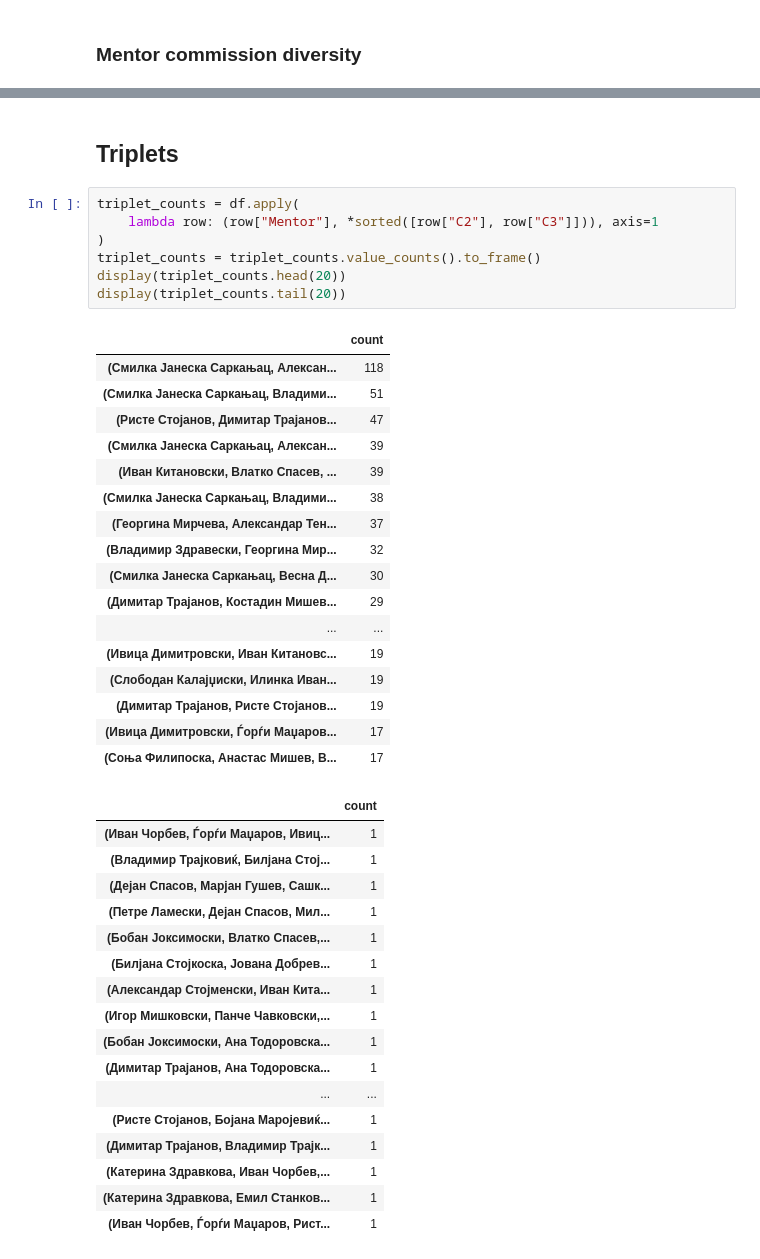
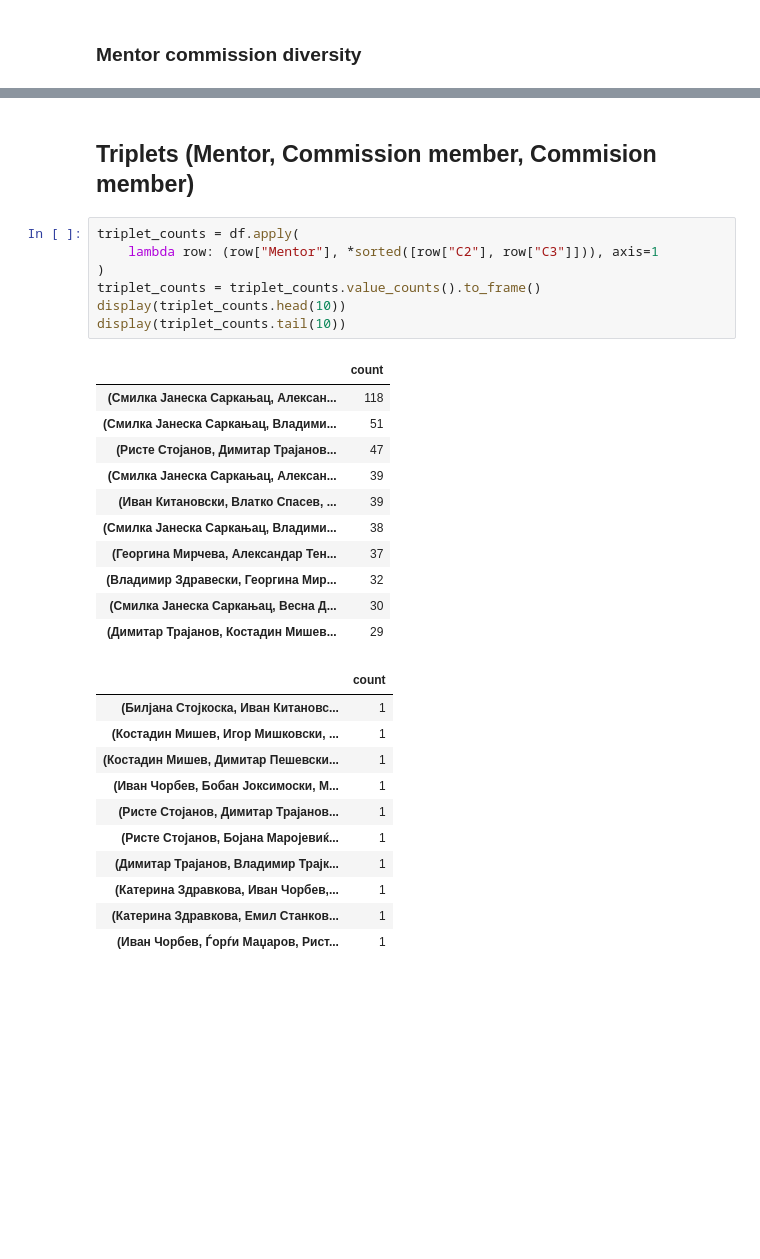
Before and after one commit to mario-p1/thesis-committee-graph, a Jupyter notebook: eda.ipynb, the cells around one changed output, grey strips where cells are left out. Saved outputs shown, nothing was run; the diff lists cells and outputs as text; blank space fills up the shorter version.

```diff
--- a/eda.ipynb
+++ b/eda.ipynb
@@ -138,42 +219,30 @@ display(commission_diversity.tail(20))
 # %% [markdown]
-## Triplets
+## Triplets (Mentor, Commission member, Commision member)
 # %%
 triplet_counts = df.apply(
     lambda row: (row["Mentor"], *sorted([row["C2"], row["C3"]])), axis=1
 )
 triplet_counts = triplet_counts.value_counts().to_frame()
-display(triplet_counts.head(20))
-display(triplet_counts.tail(20))
+display(triplet_counts.head(10))
+display(triplet_counts.tail(10))
 # %% [output]
 |  | count |
 | (Смилка Јанеска Саркањац, Алексан... | 118 |
 | (Смилка Јанеска Саркањац, Владими... | 51 |
 | (Ристе Стојанов, Димитар Трајанов... | 47 |
 | (Смилка Јанеска Саркањац, Алексан... | 39 |
 | (Иван Китановски, Влатко Спасев, ... | 39 |
 | (Смилка Јанеска Саркањац, Владими... | 38 |
 | (Георгина Мирчева, Александар Тен... | 37 |
 | (Владимир Здравески, Георгина Мир... | 32 |
 | (Смилка Јанеска Саркањац, Весна Д... | 30 |
 | (Димитар Трајанов, Костадин Мишев... | 29 |
-| ... | ... |
-| (Ивица Димитровски, Иван Китановс... | 19 |
-| (Слободан Калајџиски, Илинка Иван... | 19 |
-| (Димитар Трајанов, Ристе Стојанов... | 19 |
-| (Ивица Димитровски, Ѓорѓи Маџаров... | 17 |
-| (Соња Филипоска, Анастас Мишев, В... | 17 |
 |  | count |
-| (Иван Чорбев, Ѓорѓи Маџаров, Ивиц... | 1 |
-| (Владимир Трајковиќ, Билјана Стој... | 1 |
-| (Дејан Спасов, Марјан Гушев, Сашк... | 1 |
-| (Петре Ламески, Дејан Спасов, Мил... | 1 |
-| (Бобан Јоксимоски, Влатко Спасев,... | 1 |
-| (Билјана Стојкоска, Јована Добрев... | 1 |
-| (Александар Стојменски, Иван Кита... | 1 |
-| (Игор Мишковски, Панче Чавковски,... | 1 |
-| (Бобан Јоксимоски, Ана Тодоровска... | 1 |
-| (Димитар Трајанов, Ана Тодоровска... | 1 |
-| ... | ... |
+| (Билјана Стојкоска, Иван Китановс... | 1 |
+| (Костадин Мишев, Игор Мишковски, ... | 1 |
+| (Костадин Мишев, Димитар Пешевски... | 1 |
+| (Иван Чорбев, Бобан Јоксимоски, М... | 1 |
+| (Ристе Стојанов, Димитар Трајанов... | 1 |
 | (Ристе Стојанов, Бојана Маројевиќ... | 1 |
 | (Димитар Трајанов, Владимир Трајк... | 1 |
 | (Катерина Здравкова, Иван Чорбев,... | 1 |
```
Also changed, not shown: parts of 7 cells of this notebook.
